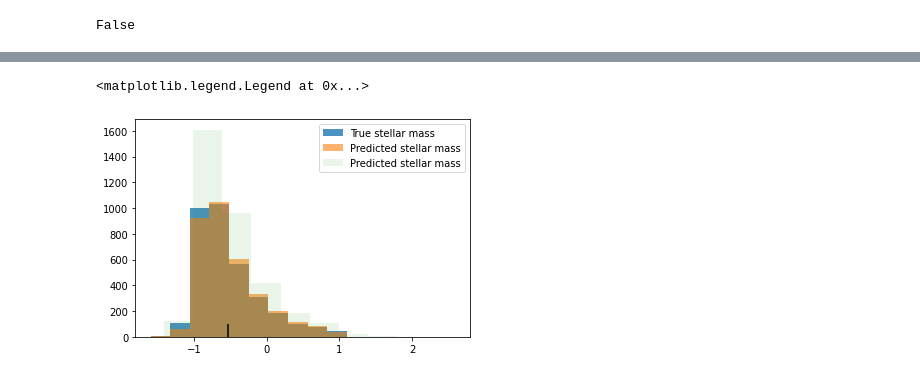
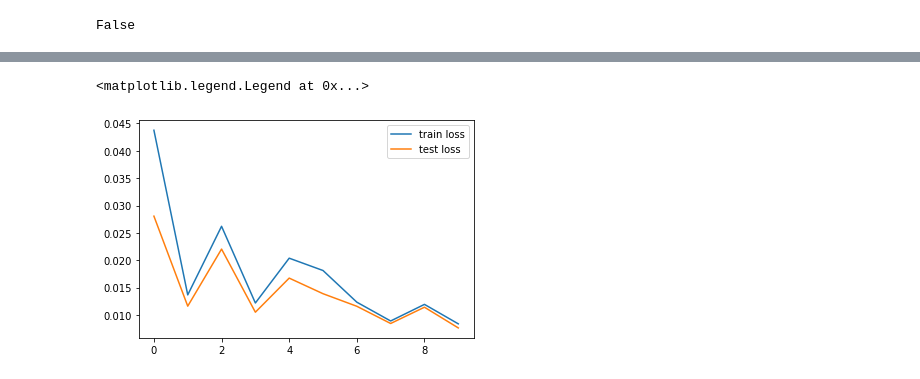
Before and after one commit to astrockragh/Mangrove, a Jupyter notebook: GCN0.ipynb, the cells around one changed output, grey strips where cells are left out. Saved outputs shown, nothing was run; the diff lists cells and outputs as text; code cells hidden in the pictures.

```diff
--- a/GCN0.ipynb
+++ b/GCN0.ipynb
@@ -58,10 +71,12 @@ next(model.parameters()).is_cuda ##check number one
 False
 # %%
 criterion = torch.nn.MSELoss()
+n_epochs=100
 batch_size=64
+split=0.8
 np.random.shuffle(data)
-test_data=data[int(len(data)*0.8):]
-train_data=data[:int(len(data)*0.8)]
+test_data=data[int(len(data)*split):]
+train_data=data[:int(len(data)*split)]
 # %%
 train_loader=DataLoader(train_data, batch_size=batch_size, shuffle=1)
 test_loader=DataLoader(test_data, batch_size=batch_size, shuffle=1)
@@ -88,20 +103,20 @@ def test(loader):
     for dat in loader:
         out = model(dat.x, dat.edge_index, dat.batch)
 #         print(out)
-        correct += (abs(out - dat.y.view(-1,1))).sum()
+        correct += (torch.square(out - dat.y.view(-1,1))).sum()
     return correct / len(loader.dataset)
 tr_acc, te_acc=[],[]
 start=time.time()
-for epoch in range(100):
+for epoch in range(n_epochs):
     train()
 
     if (epoch+1)%10==0:
         train_acc = test(train_loader)
         test_acc = test(test_loader)
-        tr_acc.append(train_acc)
-        te_acc.append(test_acc)
+        tr_acc.append(train_acc.detach().numpy())
+        te_acc.append(test_acc.detach().numpy())
         print(f'Epoch: {epoch+1:03d}, Train Acc: {train_acc:.4f}, Test Acc: {test_acc:.4f}')
 stop=time.time()
 spent=stop-start
-print(spent)
+print(f"{spent:.2f} seconds spent training, {spent/n_epochs:.3f} seconds per epoch. Processed {len(data)*split*n_epochs/spent:.0f} trees per second")
 # %% [output]
@@ -119,3 +134,10 @@ Epoch: 100, Train Acc: 0.0651, Test Acc: 0.0694
+# %%
+plt.plot(tr_acc, label='train loss')
+plt.plot(te_acc, label='test loss')
+plt.legend()
+# %% [output]
+<matplotlib.legend.Legend at 0x...>
+[figure, added]
 # %%
 ys, pred=[],[]
 def test(loader):
@@ -133,12 +153,2 @@ test(test_loader)
 ys=np.hstack(ys)
 pred=np.hstack(pred)[0]
-# %%
-plt.hist(ys, range=(-1.6,1.1), bins=10, alpha=0.8, label='True stellar mass')
-plt.hist(pred, range=(-1.6,1.1), bins=10, alpha=0.6, label='Predicted stellar mass')
-plt.hist(pred, bins=10, alpha=0.1, label='Predicted stellar mass')
-
-plt.vlines(np.mean(ys), 0,100, 'k')
-plt.legend()
-# %% [output]
-<matplotlib.legend.Legend at 0x...>
-[figure, removed]
```
Also changed, not shown: parts of 10 cells of this notebook, 4 other files.
